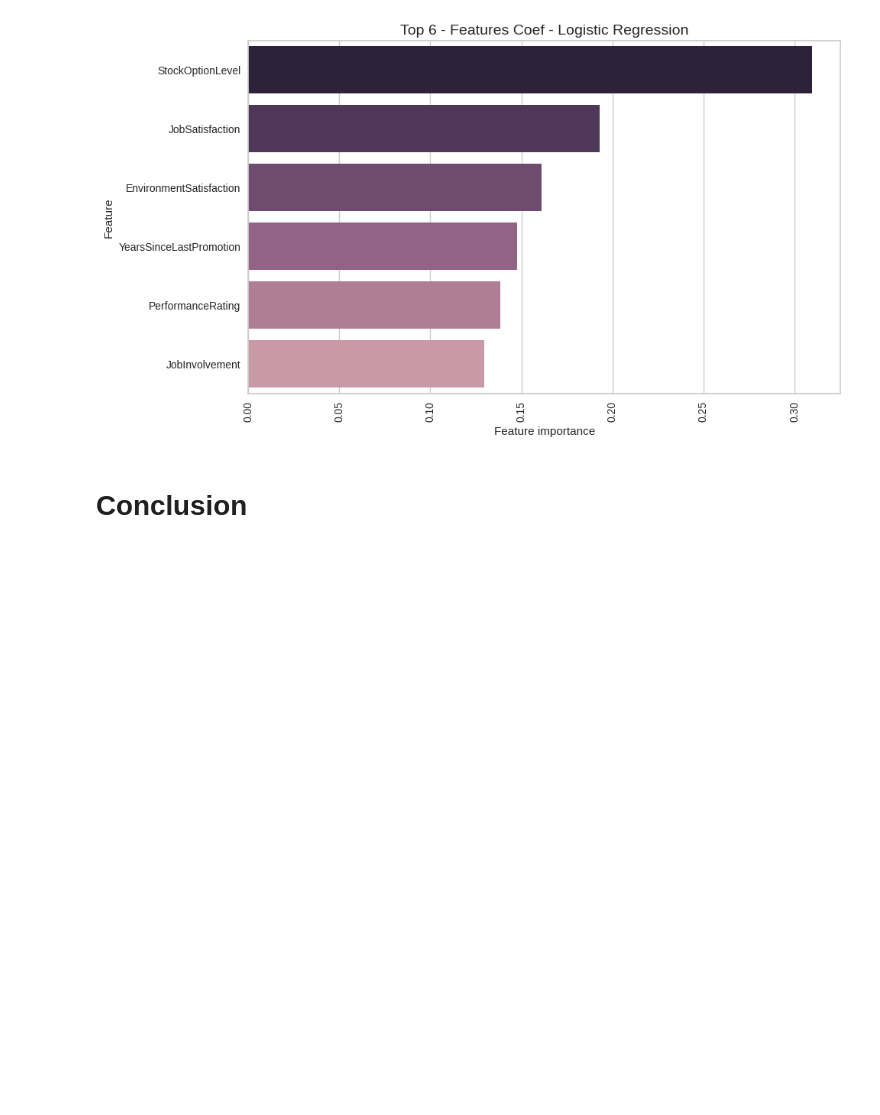
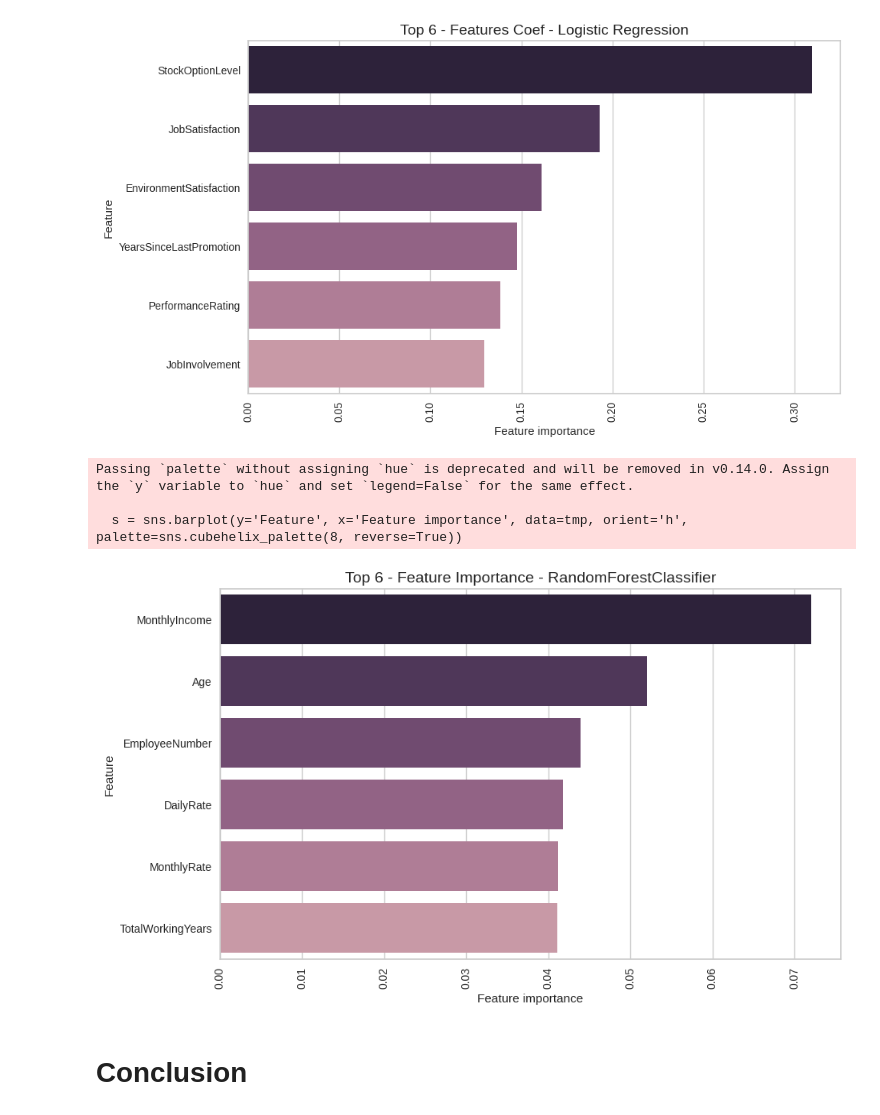
Before and after one commit to keerththansana/Attrition-Analysis, a Jupyter notebook: Attrition_Analysis.ipynb, the cells around one changed output. Saved outputs shown, nothing was run; the diff lists cells and outputs as text; code cells hidden in the pictures; blank space fills up the shorter version.

```diff
--- a/Attrition_Analysis.ipynb
+++ b/Attrition_Analysis.ipynb
@@ -533,6 +606,52 @@ Passing `palette` without assigning `hue` is deprecated and will be removed in v
 
   s = sns.barplot(y='Feature',x='Feature importance',data=tmp, orient='h',palette=sns.cubehelix_palette(8,reverse=True))
 [figure]
+# %%
+import matplotlib.pyplot as plt
+import seaborn as sns
+import pandas as pd
+from sklearn.ensemble import RandomForestClassifier
+from sklearn.model_selection import train_test_split
+
+# Load dataset
+IBM_Attrition = pd.read_csv("https://raw.githubusercontent.com/lmei33/Discussion2/master/IBM_HR.csv")
+
+# Selecting features and target variable (Modify column names as needed)
+x = IBM_Attrition.drop(columns=['Attrition'])  # Drop target column
+y = IBM_Attrition['Attrition']  # Target variable
+
+# Convert categorical variables to numerical if necessary
+x = pd.get_dummies(x)  # One-hot encode categorical columns
+
+# Split dataset into training and testing sets
+x_train, x_test, y_train, y_test = train_test_split(x, y, test_size=0.2, random_state=42)
+
+# Train RandomForestClassifier
+rf_model = RandomForestClassifier(n_estimators=100, random_state=42)
+rf_model.fit(x_train, y_train)  # Fit the model on training data
+
+# Extract feature importances
+coef = rf_model.feature_importances_
+
+# Create a DataFrame for feature importances
+tmp = pd.DataFrame({'Feature': list(x_train.columns), 'Feature importance': coef})
+
+# Sort and select the top 6 features
+tmp = tmp.sort_values(by='Feature importance', ascending=False).head(6)
+
+# Plot the feature importances
+plt.figure(figsize=(10, 6))
+plt.title('Top 6 - Feature Importance - RandomForestClassifier', fontsize=14)
+s = sns.barplot(y='Feature', x='Feature importance', data=tmp, orient='h', palette=sns.cubehelix_palette(8, reverse=True))
+s.set_xticklabels(s.get_xticklabels(), rotation=90)
+
+# Show the plot
+plt.show()
+# %% [output]
+Passing `palette` without assigning `hue` is deprecated and will be removed in v0.14.0. Assign the `y` variable to `hue` and set `legend=False` for the same effect.
+
+  s = sns.barplot(y='Feature', x='Feature importance', data=tmp, orient='h', palette=sns.cubehelix_palette(8, reverse=True))
+[figure, added]
 # %% [markdown]
-# Conclusion
+# **Conclusion**
 # %% [markdown]
```
Also changed, not shown: parts of 18 cells of this notebook.
